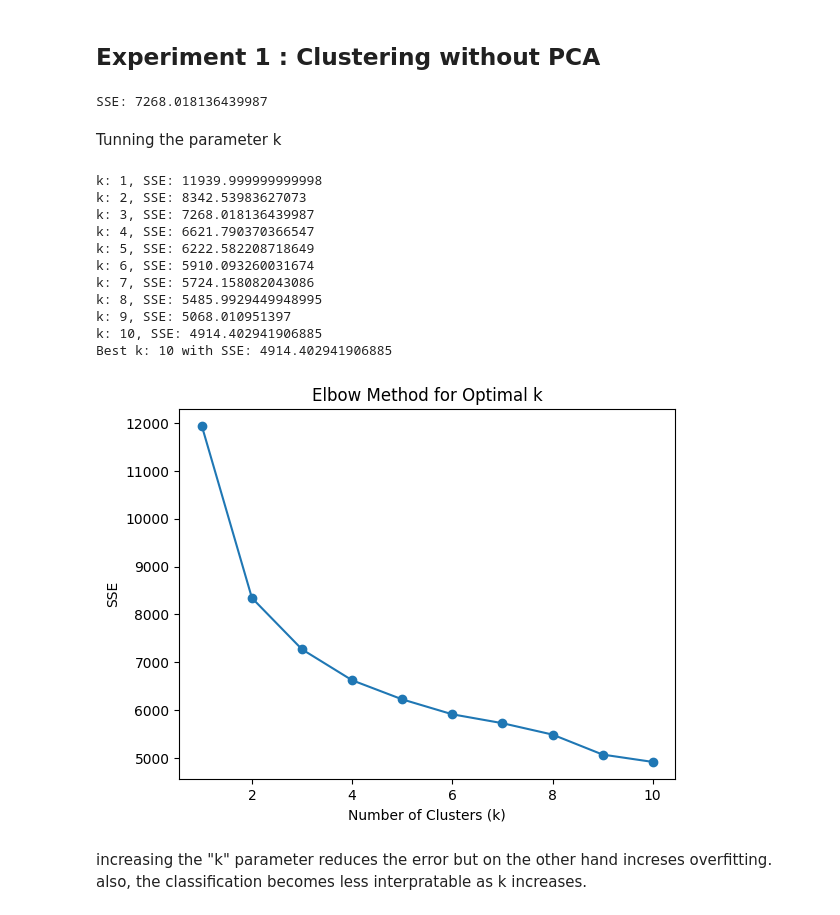
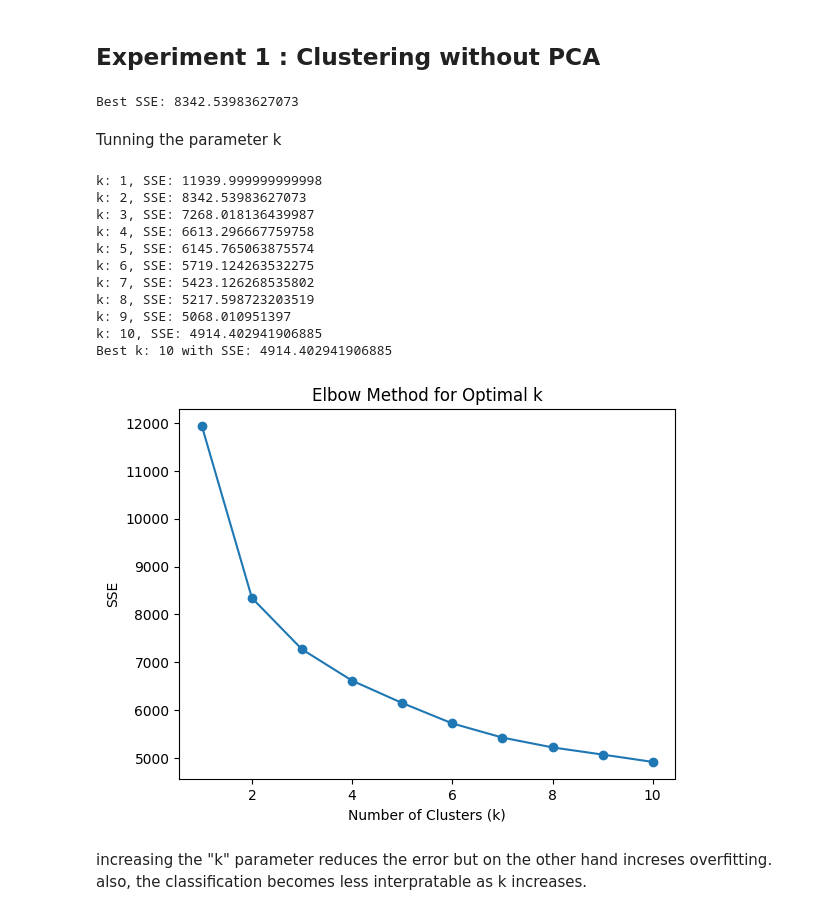
Before and after one commit to perfectdude719/machine_learning, a Jupyter notebook: assignment4/Notebook.ipynb, the cells around one changed output. Cells and saved outputs as stored; diff of their text form; code cells hidden in the pictures.

```diff
--- a/assignment4/Notebook.ipynb
+++ b/assignment4/Notebook.ipynb
@@ -127,34 +157,48 @@ Shape of data_scaled: (398, 30)
 # %% [markdown]
 ## Experiment 1 : Clustering without PCA
 # %%
-def kmeans(data, k, max_iter=100):
-    # Step 1: Randomly initialize centroids
-    np.random.seed(42)
-    random_indices = np.random.choice(data.shape[0], k, replace=False)
-    centroids = data[random_indices]
+import numpy as np
 
-    for i in range(max_iter):
-        # Step 2: Assign points to nearest centroid
-        distances = np.linalg.norm(data[:, None] - centroids, axis=2)
-        labels = np.argmin(distances, axis=1)
+def kmeans_hill_climbing(data, k, max_iter=100, restarts=10):
+    best_labels = None
+    best_centroids = None
+    best_sse = float('inf')  # Initialize with a very high SSE value
 
-        # Step 3: Recalculate centroids
-        new_centroids = np.array([data[labels == j].mean(axis=0) for j in range(k)])
+    for restart in range(restarts):
+        # Step 1: Randomly initialize centroids
+        np.random.seed(42 + restart)  # Change seed for different random restarts
+        random_indices = np.random.choice(data.shape[0], k, replace=False)
+        centroids = data[random_indices]
 
-        # Check for convergence
-        if np.all(centroids == new_centroids):
-            break
-        centroids = new_centroids
+        for i in range(max_iter):
+            # Step 2: Assign points to nearest centroid
+            distances = np.linalg.norm(data[:, None] - centroids, axis=2)
+            labels = np.argmin(distances, axis=1)
 
-    # Compute SSE
-    sse = np.sum((data - centroids[labels]) ** 2)
-    return labels, centroids, sse
+            # Step 3: Recalculate centroids
+            new_centroids = np.array([data[labels == j].mean(axis=0) for j in range(k)])
 
-# Example: Cluster into 3 clusters
-labels, centroids, sse = kmeans(data_scaled.values, k=3)
-print(f"SSE: {sse}")
+            # Check for convergence
+            if np.all(centroids == new_centroids):
+                break
+            centroids = new_centroids
+
+        # Compute SSE for the current clustering
+        sse = np.sum((data - centroids[labels]) ** 2)
+
+        # Update the best solution if current SSE is lower
+        if sse < best_sse:
+            best_sse = sse
+            best_labels = labels
+            best_centroids = centroids
+
+    return best_labels, best_centroids, best_sse
+
+# Example: Cluster into 3 clusters with 10 restarts
+labels, centroids, sse = kmeans_hill_climbing(data_scaled.values, k=2, restarts=10)
+print(f"Best SSE: {sse}")
 # %% [output]
-SSE: 7268.018136439987
+Best SSE: 8342.53983627073
 # %% [markdown]
  Tunning the parameter k
 # %%
@@ -162,42 +206,42 @@ SSE: 7268.018136439987
 def tune_k(data, k_values, max_iter=100):
     results = []
     for k in k_values:
-        _, _, sse = kmeans(data, k, max_iter)
+        _, _, sse = kmeans_hill_climbing(data, k, max_iter)
         results.append((k, sse))
         print(f"k: {k}, SSE: {sse}")
     return results
 
 # Define the range of k values to test
 k_values = range(1, 11)  # Test k from 1 to 10
 
 # Perform grid search
 results = tune_k(data_scaled.values, k_values)
 
 # Find the best k
 best_k, best_sse = min(results, key=lambda x: x[1])
 print(f"Best k: {best_k} with SSE: {best_sse}")
 
 # Plot the results (optional)
 import matplotlib.pyplot as plt
 k_values, sse_values = zip(*results)
 plt.plot(k_values, sse_values, marker='o')
 plt.xlabel('Number of Clusters (k)')
 plt.ylabel('SSE')
 plt.title('Elbow Method for Optimal k')
 plt.show()
 # %% [output]
 k: 1, SSE: 11939.999999999998
 k: 2, SSE: 8342.53983627073
 k: 3, SSE: 7268.018136439987
-k: 4, SSE: 6621.790370366547
-k: 5, SSE: 6222.582208718649
-k: 6, SSE: 5910.093260031674
-k: 7, SSE: 5724.158082043086
-k: 8, SSE: 5485.9929449948995
+k: 4, SSE: 6613.296667759758
+k: 5, SSE: 6145.765063875574
+k: 6, SSE: 5719.124263532275
+k: 7, SSE: 5423.126268535802
+k: 8, SSE: 5217.598723203519
 k: 9, SSE: 5068.010951397
 k: 10, SSE: 4914.402941906885
 Best k: 10 with SSE: 4914.402941906885
-[figure, old version]
+[figure, new version]
 # %% [markdown]
 increasing the "k" parameter reduces the error but on the other hand increses overfitting. also, the classification becomes less interpratable as k increases.
 # %% [markdown]
```
Also changed, not shown: parts of 23 cells of this notebook.
